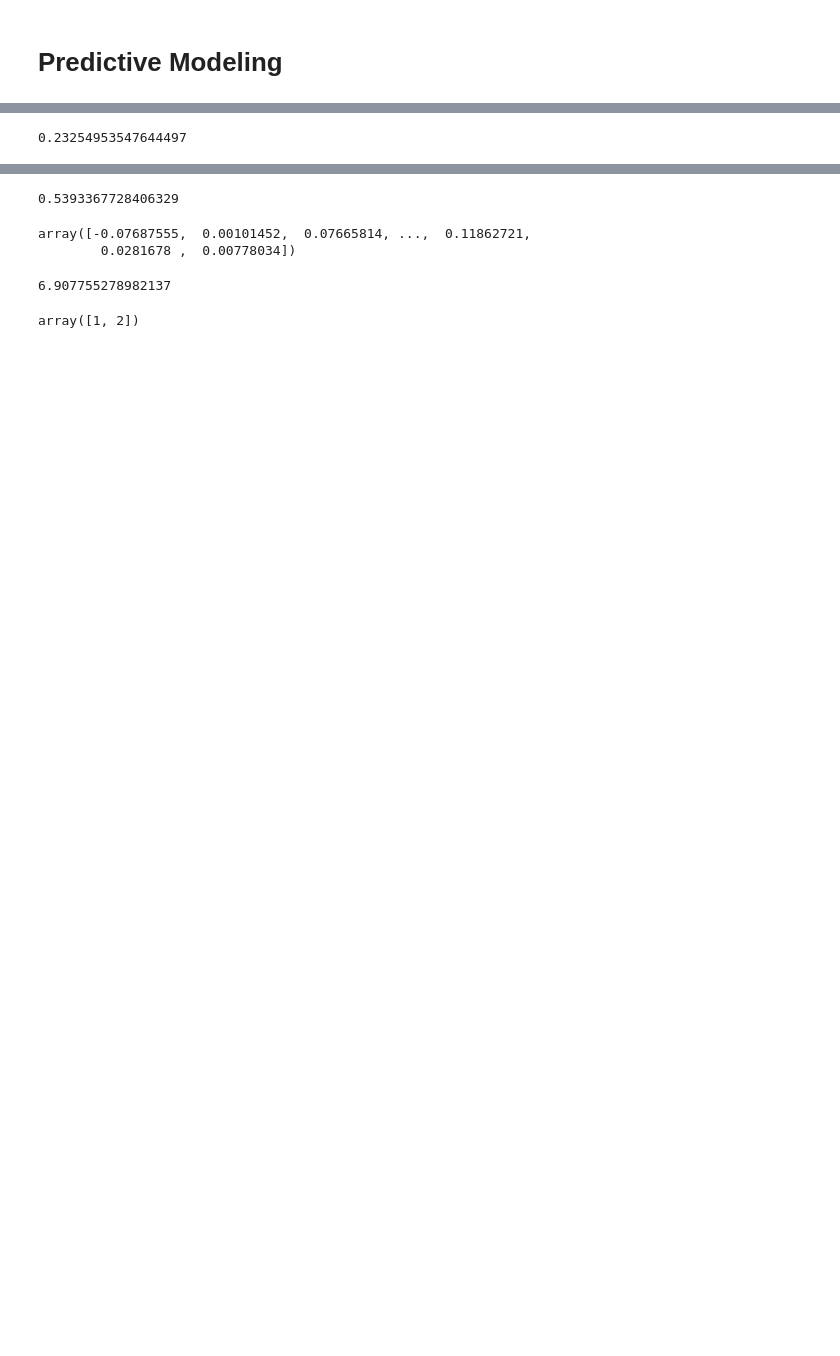
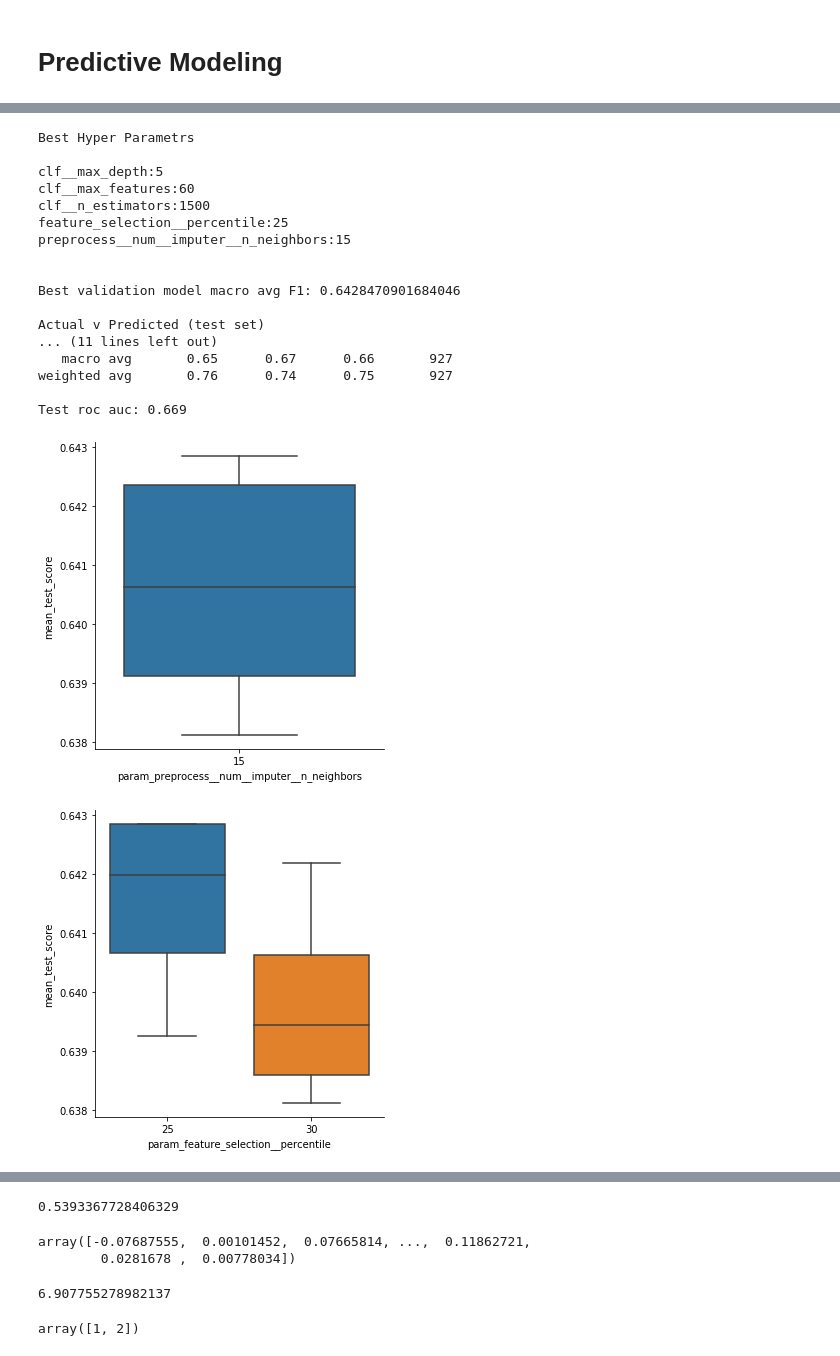
Before and after one commit to TonyBlonigan/marketing_campaign_optimization, a Jupyter notebook: presentation.ipynb, the cells around one changed output, grey strips where cells are left out. Cells and saved outputs as stored; diff of their text form; code cells hidden in the pictures; blank space fills up the shorter version.

```diff
--- a/presentation.ipynb
+++ b/presentation.ipynb
@@ -304,75 +436,54 @@ def decision_function_to_y_hat(dec_funs, threashold):
     msk_positive_class = dec_funs >= threashold
 
     # convert probs to labels
     return np.array(['yes' if p else 'no' for p in msk_positive_class])
 
-
-# define feature preprocessors
-num_transformer = Pipeline(steps=[
-    ('iterimputer', KNNImputer(weights='distance', add_indicator=False))])
-
-cat_transformer = Pipeline(steps=[
-    ('simpleimputer', SimpleImputer(strategy='constant', fill_value='unknown')),
-    ('onehotencoder', OneHotEncoder(handle_unknown='ignore'))])
-
-# consolidate preprocessors
-preprocess = ColumnTransformer(
-    transformers=[
-        ('num', num_transformer, num_cols),
-        ('cat', cat_transformer, [c for c in non_num_cols if c != 'y'])])
-
-# create classification pipeline
-pipe = Pipeline([('preprocess', preprocess),
-                 ('clf', RandomForestClassifier(random_state=1,
-                                                class_weight='balanced'))])
-
-# define hyper parameters to validate
-param_grid = [{'preprocess__num__iterimputer__n_neighbors': [3, 5, 8, 12],
-               'clf__max_depth': [2, 5, 10, 13, 20],
-              'clf__max_features': [2, 5, 10, 30, 50]}]
-
-# try loading file instead of training so you can come back to this without having
-# to re-train the model for 3.5 hours each time
-try:
-    cv = pickle.load(open('random_forest_cv.pickle', 'rb'))
-except FileNotFoundError:
-    # k-fold cross-validate
-    cv = GridSearchCV(pipe, param_grid, scoring='f1_macro')
-    train_start = datetime.datetime.now()
-    cv.fit(x_train, y_train.values.ravel())
-    print('validation time: {}'.format(datetime.datetime.now() - train_start))
-
-    # store model & results
-    pickle.dump(cv.best_estimator_, open('random_forest.pickle', 'wb'))
-    pickle.dump(cv, open('random_forest_cv.pickle', 'wb'))
-
 # create results data frame
 results = pd.DataFrame.from_dict(cv.cv_results_)
 results.drop(columns=[c for c in results.columns if ('time' in c) | ('split' in c)], inplace=True)
 
 # print validation performance --------------------------------------
 print('Best Hyper Parametrs', end='\n\n')
 for k, v in cv.best_params_.items():
     print(k, v, sep=':')
 
 print(f'\n\nBest validation model macro avg F1: {cv.best_score_}')
 
 # print test performance ------------------------------------------
-y_hat_test = cv.best_estimator_.predict(x_test)
+msk = np.random.choice([True, False], len(x_test), p=[.02, .98])
+y_hat_test = cv.best_estimator_.predict(x_test[msk])
 
 print('\nActual v Predicted (test set)',
-      pd.DataFrame(confusion_matrix(y_true=y_test, y_pred=y_hat_test),
+      pd.DataFrame(confusion_matrix(y_true=y_test[msk], y_pred=y_hat_test),
                    index=['no', 'yes'], columns=['no', 'yes']),
       sep='\n')
 
 print('\nTest Set Classification Report',
-      classification_report(y_true=y_test, y_pred=y_hat_test), sep='\n')
+      classification_report(y_true=y_test[msk], y_pred=y_hat_test), sep='\n')
 
-test_auc = roc_auc_score(y_test == 'yes', y_hat_test == 'yes')
+test_auc = roc_auc_score(y_test[msk] == 1, y_hat_test == 1)
 print(f'Test roc auc: {np.round(test_auc, 3)}')
 
 # review hyper param selection's impact on performance
 for p in param_grid[0].keys():
     sns.catplot('param_' + p, 'mean_test_score', data=results, kind='box')
 # %% [output]
-0.23254953547644497
+Best Hyper Parametrs
+
+clf__max_depth:5
+clf__max_features:60
+clf__n_estimators:1500
+feature_selection__percentile:25
+preprocess__num__imputer__n_neighbors:15
+
+
+Best validation model macro avg F1: 0.6428470901684046
+
+Actual v Predicted (test set)
+... (11 lines left out)
+   macro avg       0.65      0.67      0.66       927
+weighted avg       0.76      0.74      0.75       927
+
+Test roc auc: 0.669
+[figure, added]
+[figure, added]
```
Also changed, not shown: parts of 7 cells of this notebook.
